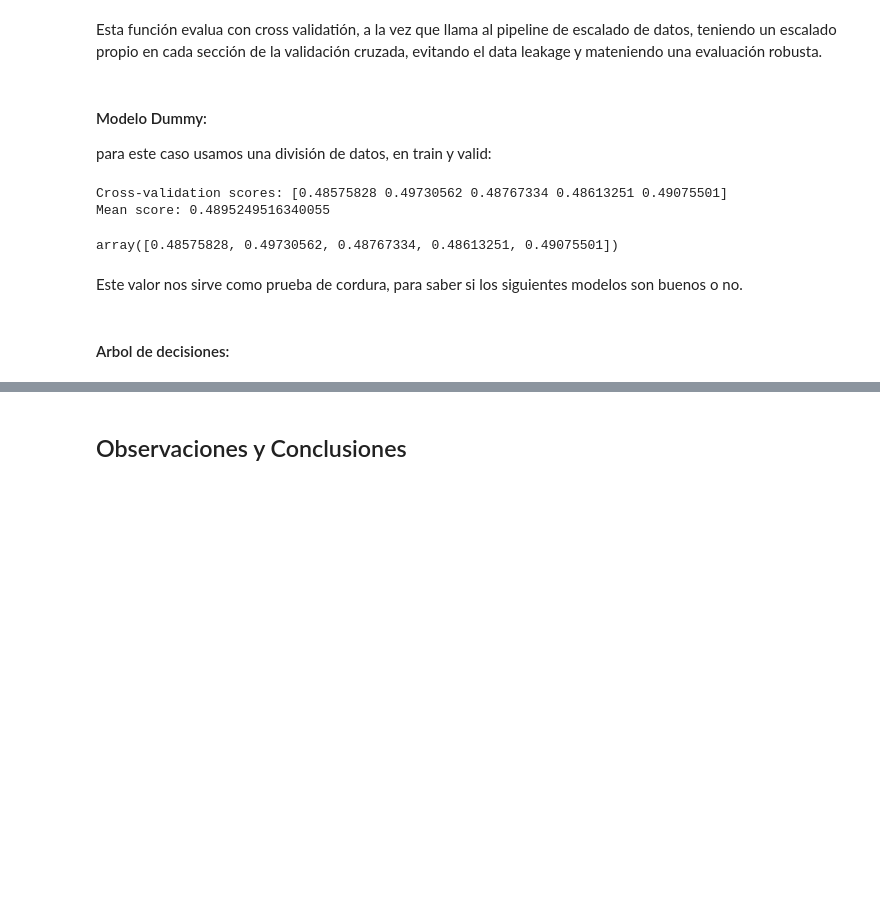
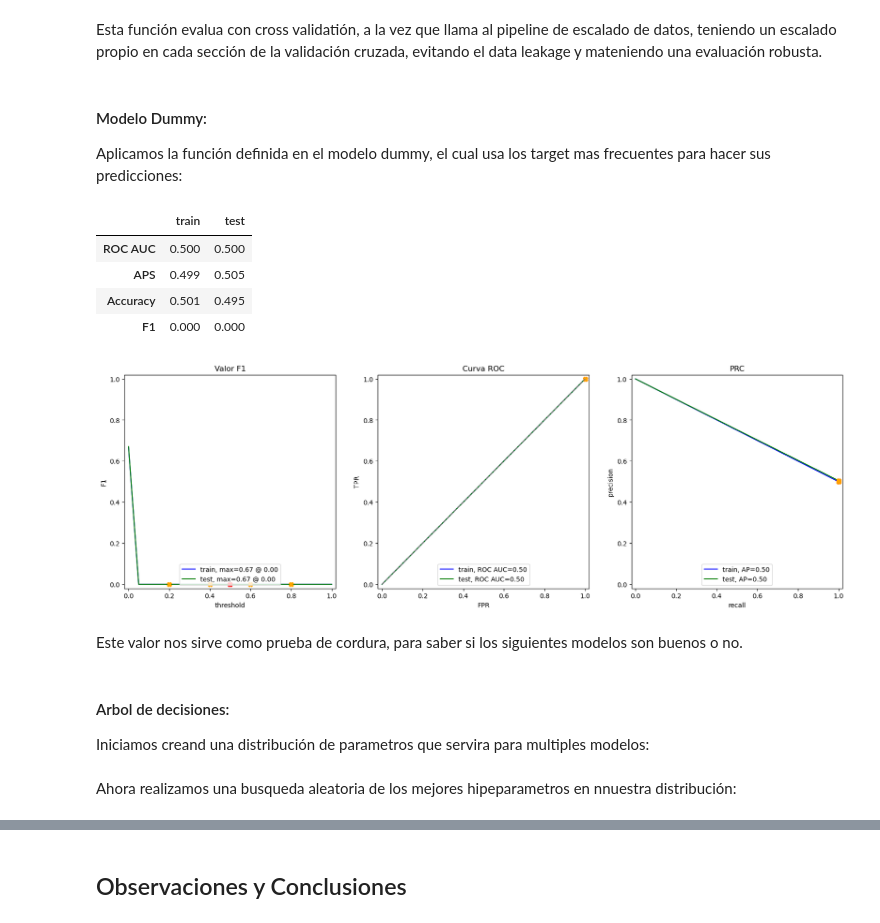
Before and after one commit to rodo-nunez/Proyecto_Final-1, a Jupyter notebook: Plan_de_trabajo.ipynb, the cells around one changed output, grey strips where cells are left out. Saved outputs shown, nothing was run; the diff lists cells and outputs as text; code cells hidden in the pictures; blank space fills up the shorter version.

Commit message:
corrección de pipeline, orden de tratamiento de features, evaluaciones y concluciones

```diff
--- a/Plan_de_trabajo.ipynb
+++ b/Plan_de_trabajo.ipynb
@@ -696,7 +683,7 @@ preprocessor = ColumnTransformer(
 # %%
-def create_pipeline(model_class):
+def create_pipeline(model_class,df=features_ohe_resampled):
     pipeline = Pipeline([
-        ('preprocessor', preprocessor),  # Preprocesa las columnas según su tipo
+        ('preprocessor', create_preprocessor(df)),  # Preprocesa las columnas según su tipo
         ('model', model_class)  # Instancia del modelo
     ])
     return pipeline
@@ -704,14 +691,11 @@ def create_pipeline(model_class):
 ### Selección de caracteristicas:
 Usaremos boruta junto con un bosque aleatorio para seleccionar las caracteristicas relevantes para los modelos, esto con el fin de disminuir la carga computacional y reducir el tiempo de ejecución:
 # %%
-X = (TV_features.drop(["BeginDate"], axis=1)).values
-y = TV_target.values
+X = (features_ohe_resampled).values
+y = target_resampled.values
 y = y.ravel()
 
-# define random forest classifier, with utilising all cores and
-# sampling in proportion to y labels
 rf = RandomForestClassifier(n_jobs=-1, class_weight='balanced', max_depth=5)
-# define Boruta feature selection method
 feat_selector = BorutaPy(rf, n_estimators='auto', verbose=2, random_state=1)
 
 # find all relevant features - 5 features should be selected
@@ -749,0 +734,3 @@ features_selected.shape
+# %%
+features_selected=pd.DataFrame(features_selected)
+display(features_selected)
@@ -776,3 +784,7 @@ Observacuiones:
+# %%
+TV_features, test_features, TV_target, test_target = train_test_split(
+    features_selected, target_resampled, test_size=0.1, random_state=42
+)
 # %% [markdown]
 ## Analisís de los datos:
 
@@ -793,19 +899,24 @@ def cv_model(pipeline, X, y, cv_splits=5, scoring='accuracy'):
 # %% [markdown]
 Esta función evalua con cross validatión, a la vez que llama al pipeline de escalado de datos, teniendo un escalado propio en cada sección de la validación cruzada, evitando el data leakage y mateniendo una evaluación robusta.
-# %% [markdown]
-#### Modelo Dummy:
-para este caso usamos una división de datos, en train y valid:
-# %%
-dummy = DummyClassifier(strategy='most_frequent')
-
-
-cv_model(create_pipeline(dummy), features_ohe_resampled, target_resampled)
-# %% [output]
-Cross-validation scores: [0.48575828 0.49730562 0.48767334 0.48613251 0.49075501]
-Mean score: 0.4895249516340055
-array([0.48575828, 0.49730562, 0.48767334, 0.48613251, 0.49075501])
+# %% [markdown]
+#### Modelo Dummy:
+Aplicamos la función definida en el modelo dummy, el cual usa los target mas frecuentes para hacer sus predicciones:
+# %%
+dummy = DummyClassifier(strategy='most_frequent')
+
+dummy_pipeline = create_pipeline(dummy,TV_features).fit(TV_features, TV_target)
+eval_dummy=evaluate_model(dummy_pipeline, TV_features, TV_target, test_features, test_target)
+# %% [output]
+|  | train | test |
+| ROC AUC | 0.500 | 0.500 |
+| APS | 0.499 | 0.505 |
+| Accuracy | 0.501 | 0.495 |
+| F1 | 0.000 | 0.000 |
+[figure, added]
 # %% [markdown]
 Este valor nos sirve como prueba de cordura, para saber si los siguientes modelos son buenos o no.
-# %% [markdown]
-
-#### Arbol de decisiones:
+# %% [markdown]
+
+#### Arbol de decisiones:
+
+Iniciamos creand una distribución de parametros que servira para multiples modelos:
@@ -811,0 +933,2 @@ Este valor nos sirve como prueba de cordura, para saber si los siguientes modelo
+# %% [markdown]
+Ahora realizamos una busqueda aleatoria de los mejores hipeparametros en nnuestra distribución:
```
Also changed, not shown: parts of 66 cells of this notebook.
